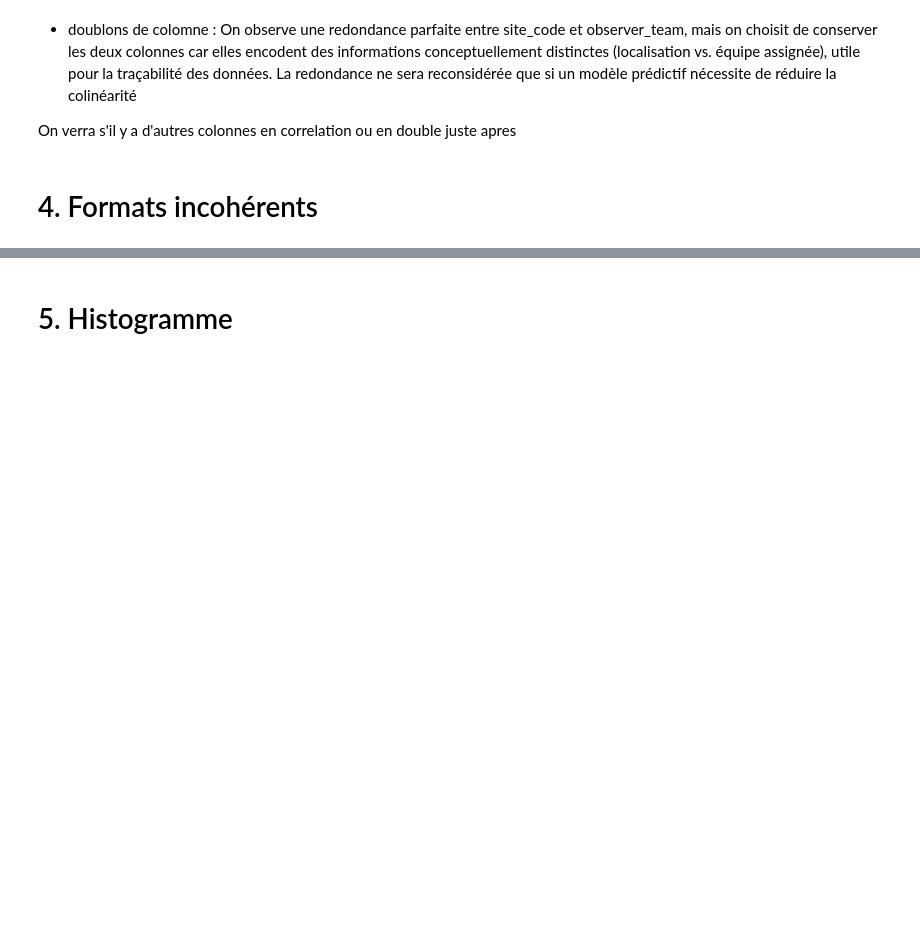
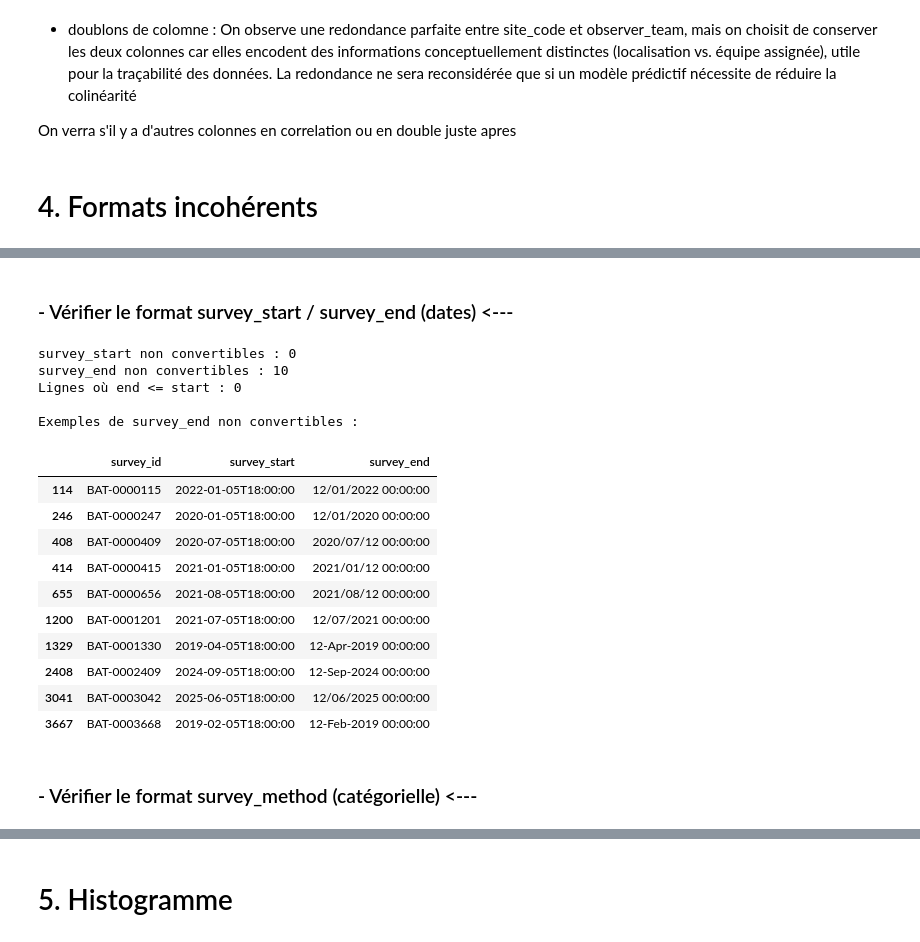
Before and after one commit to HananeDjouadi/G05-DataMining-2627, a Jupyter notebook: data/ecology/bat_surveys.ipynb, the cells around one changed output, grey strips where cells are left out. Drawn from its saved outputs; the diff is of its cells as text; code cells hidden in the pictures; blank space fills up the shorter version.

Commit message:
valeurs non convertibles a traiter , signe <---

```diff
--- a/data/ecology/bat_surveys.ipynb
+++ b/data/ecology/bat_surveys.ipynb
@@ -216,14 +228,7 @@ weather_interference -> object
 # %%
-# 5. Formats incohérents — dates
-# Convertir en datetime et voir si ça échoue sur certaines lignes
-df['survey_start_dt'] = pd.to_datetime(df['survey_start'], errors='coerce')
-df['survey_end_dt'] = pd.to_datetime(df['survey_end'], errors='coerce')
-
-print("Dates non convertibles (survey_start) :", df['survey_start_dt'].isna().sum() - df['survey_start'].isna().sum())
-print("Dates non convertibles (survey_end) :", df['survey_end_dt'].isna().sum() - df['survey_end'].isna().sum())
-
-# Vérifier que end > start
-incoherent_dates = df[df['survey_end_dt'] <= df['survey_start_dt']]
-print("\nLignes où survey_end <= survey_start :", len(incoherent_dates))
-display(incoherent_dates)
+# Vérifier que toutes les valeurs suivent le pattern BAT-XXXXXXX (7 chiffres)
+pattern = r'^BAT-\d{7}$'
+non_conformes = df[~df['survey_id'].astype(str).str.match(pattern)]
+print("Format non conforme :", len(non_conformes))
+# print("Doublons :", df['survey_id'].duplicated().sum())
 # %% [output]
@@ -234,0 +251,33 @@ Lignes où survey_end <= survey_start : 0
+# %% [markdown]
+### - Vérifier le format survey_start / survey_end (dates) <---
+# %%
+start_dt = pd.to_datetime(df['survey_start'], errors='coerce')
+end_dt = pd.to_datetime(df['survey_end'], errors='coerce')
+
+print("survey_start non convertibles :", start_dt.isna().sum() - df['survey_start'].isna().sum())
+print("survey_end non convertibles :", end_dt.isna().sum() - df['survey_end'].isna().sum())
+print("Lignes où end <= start :", (end_dt <= start_dt).sum())
+
+# Voir les formats bruts qui posent problème
+mask_bad = end_dt.isna() & df['survey_end'].notna()
+print("\nExemples de survey_end non convertibles :")
+display(df.loc[mask_bad, ['survey_id', 'survey_start', 'survey_end']].head(10))
+# %% [output]
+survey_start non convertibles : 0
+survey_end non convertibles : 10
+Lignes où end <= start : 0
+
+Exemples de survey_end non convertibles :
+|  | survey_id | survey_start | survey_end |
+| 114 | BAT-0000115 | 2022-01-05T18:00:00 | 12/01/2022 00:00:00 |
+| 246 | BAT-0000247 | 2020-01-05T18:00:00 | 12/01/2020 00:00:00 |
+| 408 | BAT-0000409 | 2020-07-05T18:00:00 | 2020/07/12 00:00:00 |
+| 414 | BAT-0000415 | 2021-01-05T18:00:00 | 2021/01/12 00:00:00 |
+| 655 | BAT-0000656 | 2021-08-05T18:00:00 | 2021/08/12 00:00:00 |
+| 1200 | BAT-0001201 | 2021-07-05T18:00:00 | 12/07/2021 00:00:00 |
+| 1329 | BAT-0001330 | 2019-04-05T18:00:00 | 12-Apr-2019 00:00:00 |
+| 2408 | BAT-0002409 | 2024-09-05T18:00:00 | 12-Sep-2024 00:00:00 |
+| 3041 | BAT-0003042 | 2025-06-05T18:00:00 | 12/06/2025 00:00:00 |
+| 3667 | BAT-0003668 | 2019-02-05T18:00:00 | 12-Feb-2019 00:00:00 |
+# %% [markdown]
+### - Vérifier le format survey_method (catégorielle) <---
```
Also changed, not shown: parts of 32 cells of this notebook.
